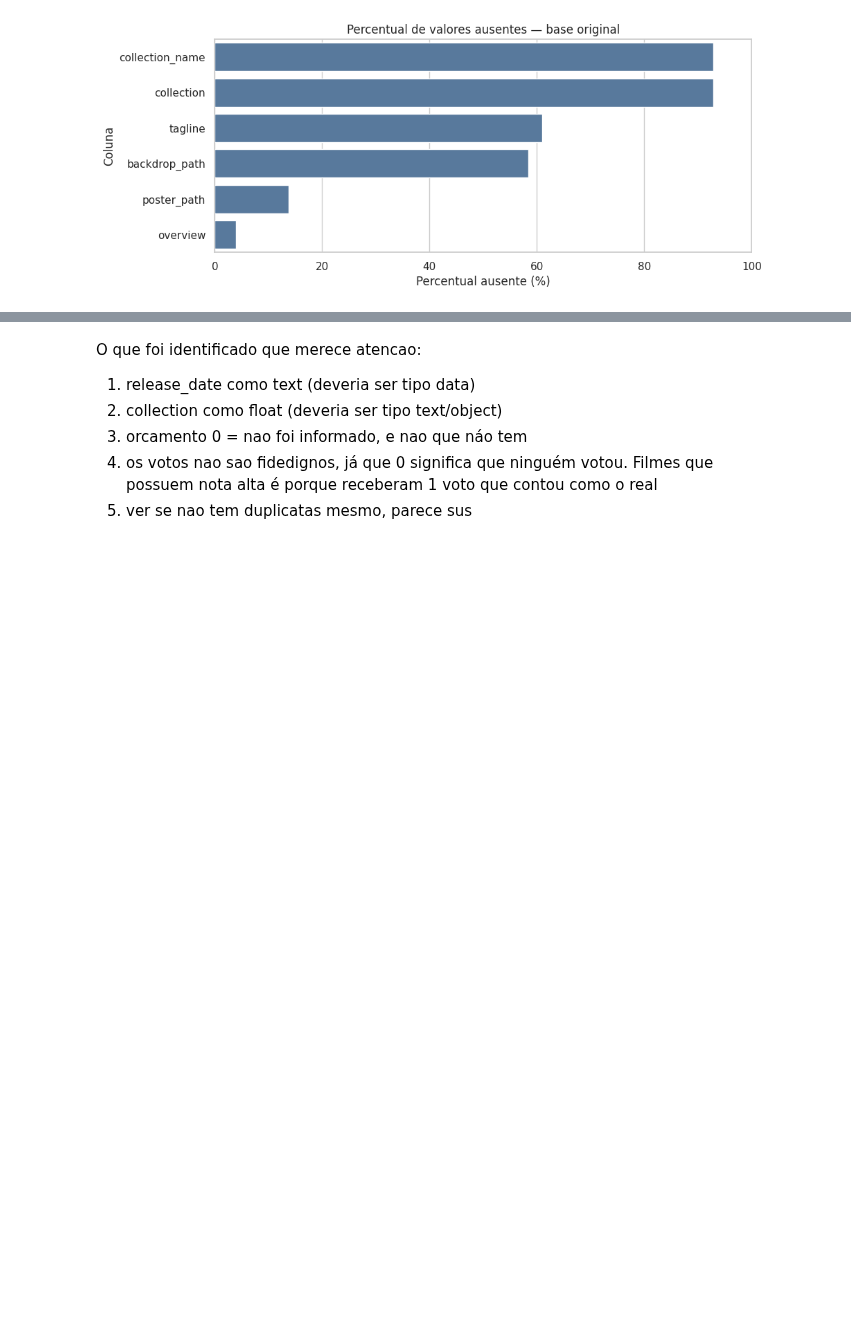
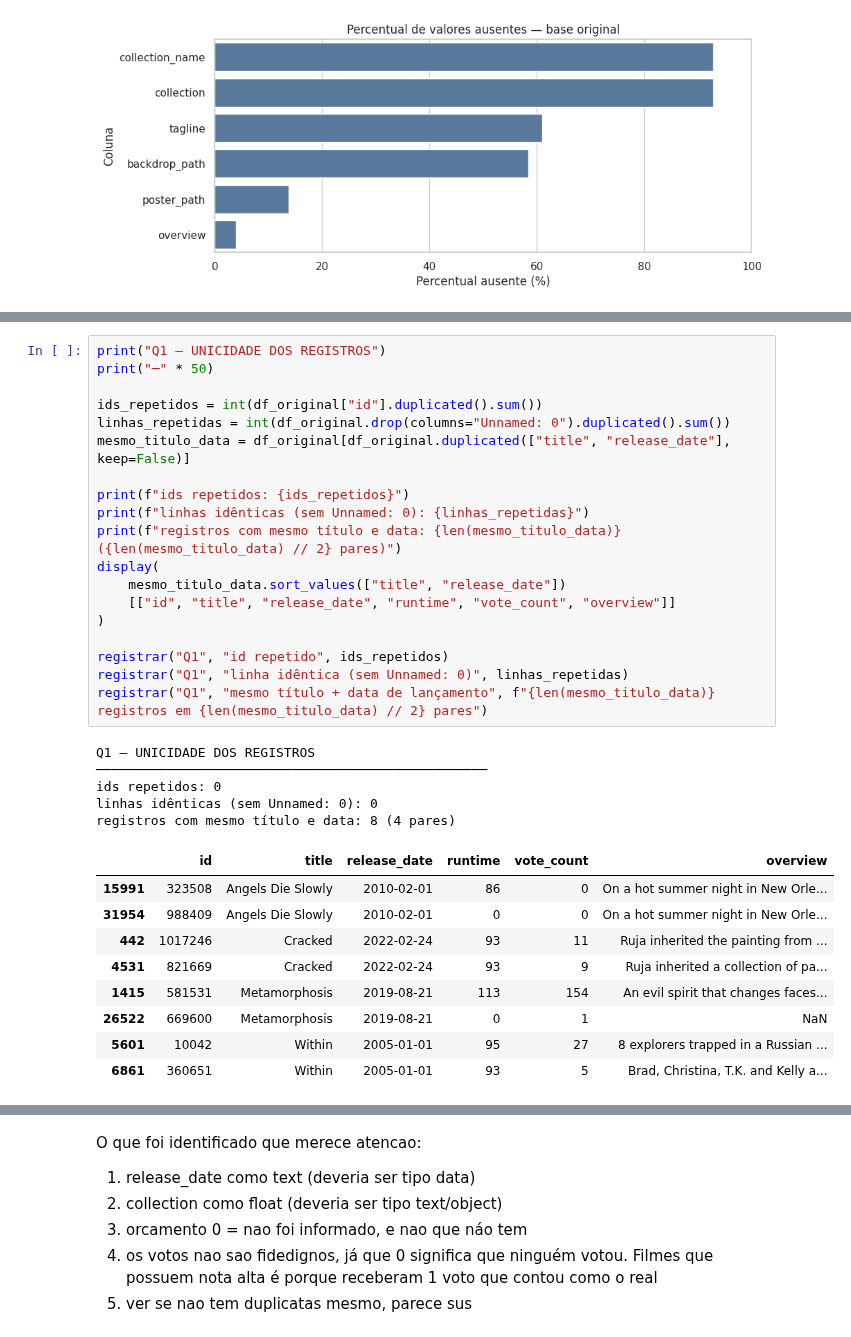
Before and after one commit to Mateuscruz19/HorrorMoviesData, a Jupyter notebook: HorrorMovieAnalysis.ipynb, the cells around one changed output, grey strips where cells are left out. Saved outputs shown, nothing was run; the diff lists cells and outputs as text; blank space fills up the shorter version.

```diff
--- a/HorrorMovieAnalysis.ipynb
+++ b/HorrorMovieAnalysis.ipynb
@@ -231,0 +318,34 @@ Verificar e não poder confirmar um problema também é um resultado válido.
+# %%
+print("Q1 — UNICIDADE DOS REGISTROS")
+print("─" * 50)
+
+ids_repetidos = int(df_original["id"].duplicated().sum())
+linhas_repetidas = int(df_original.drop(columns="Unnamed: 0").duplicated().sum())
+mesmo_titulo_data = df_original[df_original.duplicated(["title", "release_date"], keep=False)]
+
+print(f"ids repetidos: {ids_repetidos}")
+print(f"linhas idênticas (sem Unnamed: 0): {linhas_repetidas}")
+print(f"registros com mesmo título e data: {len(mesmo_titulo_data)} ({len(mesmo_titulo_data) // 2} pares)")
+display(
+    mesmo_titulo_data.sort_values(["title", "release_date"])
+    [["id", "title", "release_date", "runtime", "vote_count", "overview"]]
+)
+
+registrar("Q1", "id repetido", ids_repetidos)
+registrar("Q1", "linha idêntica (sem Unnamed: 0)", linhas_repetidas)
+registrar("Q1", "mesmo título + data de lançamento", f"{len(mesmo_titulo_data)} registros em {len(mesmo_titulo_data) // 2} pares")
+# %% [output]
+Q1 — UNICIDADE DOS REGISTROS
+──────────────────────────────────────────────────
+ids repetidos: 0
+linhas idênticas (sem Unnamed: 0): 0
+registros com mesmo título e data: 8 (4 pares)
+|  | id | title | release_date | runtime | vote_count | overview |
+| 15991 | 323508 | Angels Die Slowly | 2010-02-01 | 86 | 0 | On a hot summer night in New Orle... |
+| 31954 | 988409 | Angels Die Slowly | 2010-02-01 | 0 | 0 | On a hot summer night in New Orle... |
+| 442 | 1017246 | Cracked | 2022-02-24 | 93 | 11 | Ruja inherited the painting from ... |
+| 4531 | 821669 | Cracked | 2022-02-24 | 93 | 9 | Ruja inherited a collection of pa... |
+| 1415 | 581531 | Metamorphosis | 2019-08-21 | 113 | 154 | An evil spirit that changes faces... |
+| 26522 | 669600 | Metamorphosis | 2019-08-21 | 0 | 1 | NaN |
+| 5601 | 10042 | Within | 2005-01-01 | 95 | 27 | 8 explorers trapped in a Russian ... |
+| 6861 | 360651 | Within | 2005-01-01 | 93 | 5 | Brad, Christina, T.K. and Kelly a... |
```
Also changed, not shown: parts of 31 cells of this notebook.
